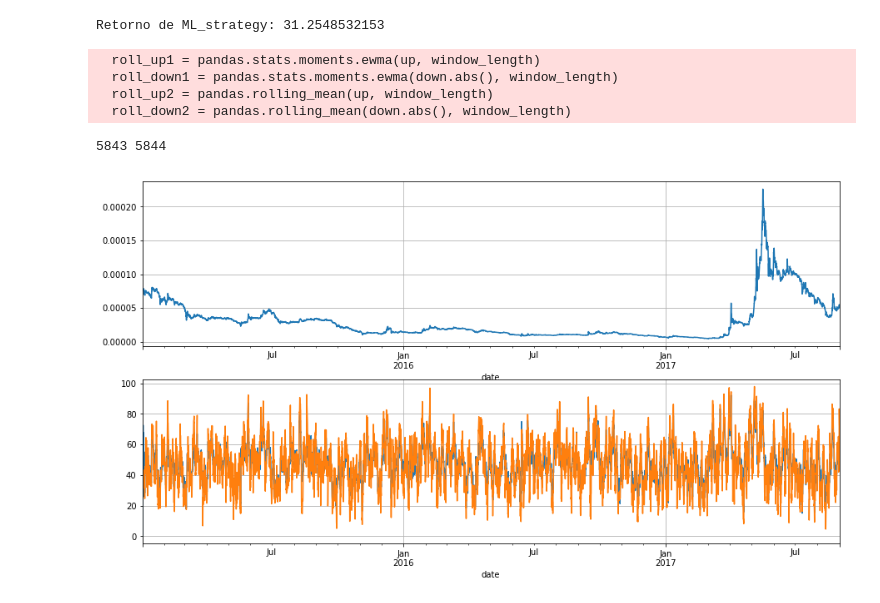
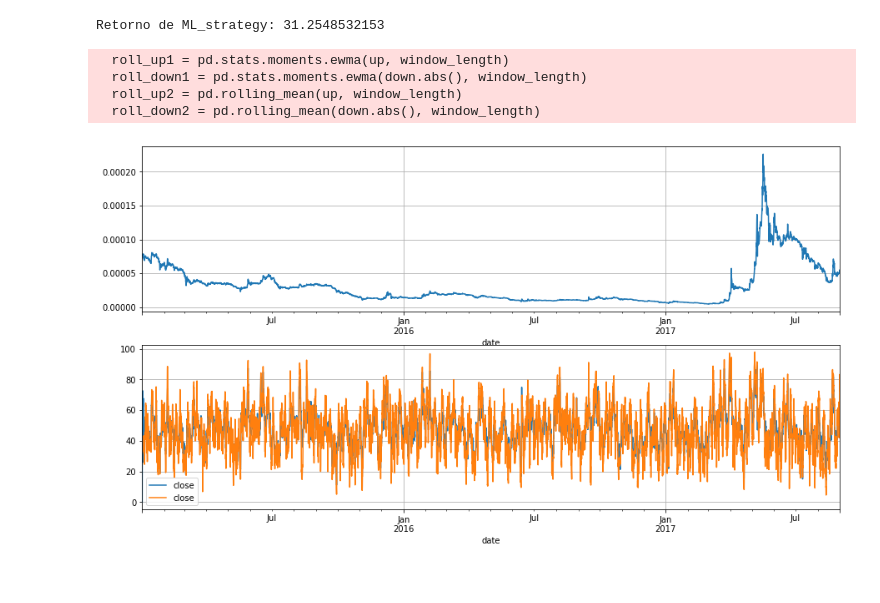
Before and after one commit to ADCryptoSolutions/adcb, a Jupyter notebook: ML strategy.ipynb, the cells around one changed output. Cells and saved outputs as stored; diff of their text form; code cells hidden in the pictures.

```diff
--- a/ML strategy.ipynb
+++ b/ML strategy.ipynb
@@ -251,25 +253,24 @@ Retorno de ML_strategy: 31.2548532153
 # %%
 from indicators import rsi
 
 RSI1, RSI2 = rsi(df["close"])
 
 RSI1.head()
 
 plt.subplot(211)
 #plt.plot(df.index[1:],df['close'][1:],'r', label='precio')
 plt.legend(loc='best')
 df["close"].plot()
 plt.grid()
 
 plt.subplot(212)
 RSI1.plot()
 RSI2.plot()
+plt.legend(loc='best')
 plt.grid()
-print len(RSI1),len(df["close"])
 # %% [output]
-  roll_up1 = pandas.stats.moments.ewma(up, window_length)
-  roll_down1 = pandas.stats.moments.ewma(down.abs(), window_length)
-  roll_up2 = pandas.rolling_mean(up, window_length)
-  roll_down2 = pandas.rolling_mean(down.abs(), window_length)
+  roll_up1 = pd.stats.moments.ewma(up, window_length)
+  roll_down1 = pd.stats.moments.ewma(down.abs(), window_length)
+  roll_up2 = pd.rolling_mean(up, window_length)
+  roll_down2 = pd.rolling_mean(down.abs(), window_length)
-5843 5844
-[figure, old version]
+[figure, new version]
```
Also changed, not shown: parts of 4 cells of this notebook, 6 other files.
